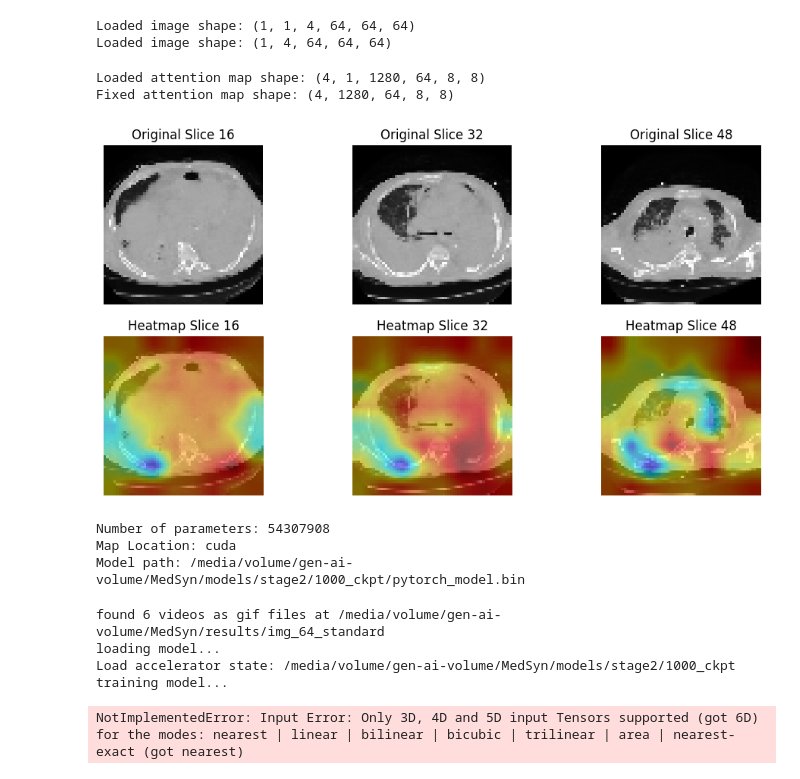
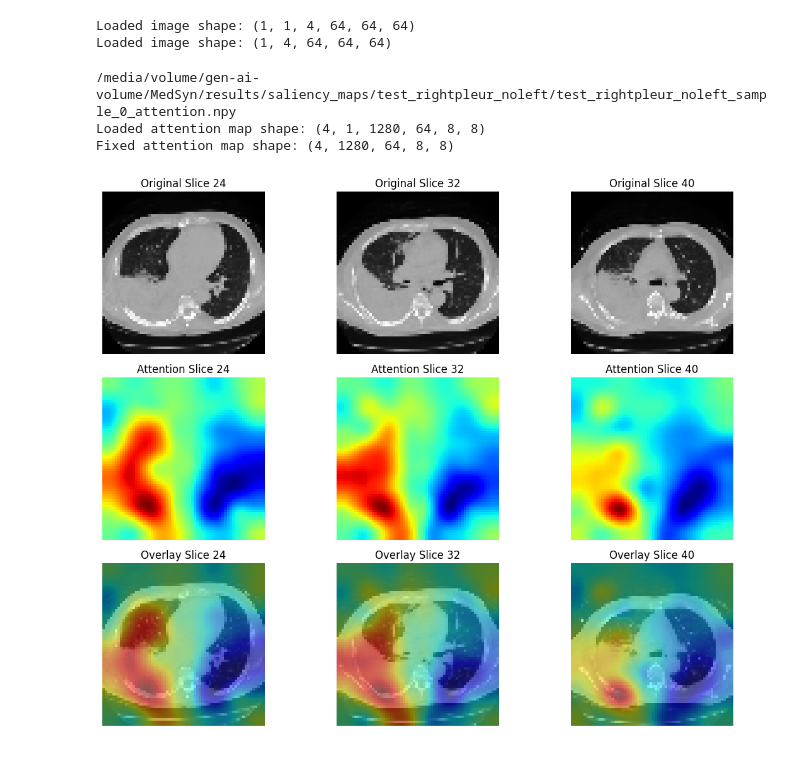
Before and after one commit to cmudig/MedsynBackend, a Jupyter notebook: src/Saliency.ipynb, the cells around one changed output. Saved outputs shown, nothing was run; the diff lists cells and outputs as text; code cells hidden in the pictures.

```diff
--- a/src/Saliency.ipynb
+++ b/src/Saliency.ipynb
@@ -40,9 +29,10 @@ import numpy as np
 import os
 import matplotlib.pyplot as plt
 import cv2
+import matplotlib.cm as cm
 
-generated_filename = "test_k3_sample_0.npy"
-output_folder = "/media/volume/gen-ai-volume/MedSyn/results/img_64_standard"
+generated_filename = "test_rightpleur_noleft_sample_0.npy"
+output_folder = "/media/volume/gen-ai-volume/MedSyn/results/img_64_standard/test_rightpleur_noleft"
 image_path = os.path.join(output_folder, generated_filename)
 
 generated_image = np.load(image_path)  # Shape: (C, D, H, W) or (C, num_slices, height, width)
@@ -57,8 +47,10 @@ Loaded image shape: (1, 1, 4, 64, 64, 64)
 Loaded image shape: (1, 4, 64, 64, 64)
 # %%
 # Define attention map path (modify filename if needed)
-attention_map_filename = "test_k3_sample_0_attention.npy"  # Change if necessary
-attention_map_path = os.path.join(output_folder, attention_map_filename)
+attention_output_folder = "/media/volume/gen-ai-volume/MedSyn/results/saliency_maps/test_rightpleur_noleft"
+attention_map_filename = "test_rightpleur_noleft_sample_0_attention.npy"  # Change if necessary
+attention_map_path = os.path.join(attention_output_folder, attention_map_filename)
+print(attention_map_path)
 
 # Load the attention maps
 if os.path.exists(attention_map_path):
@@ -75,5 +67,6 @@ else:
     print("Attention maps not found! Make sure they were saved.")
     attention_maps = None
 # %% [output]
+/media/volume/gen-ai-volume/MedSyn/results/saliency_maps/test_rightpleur_noleft/test_rightpleur_noleft_sample_0_attention.npy
 Loaded attention map shape: (4, 1, 1280, 64, 8, 8)
 Fixed attention map shape: (4, 1280, 64, 8, 8)
@@ -121,43 +100,56 @@ def overlay_attention_on_slice(image_slice, attention_slice, alpha=0.5):
 # %%
 # Select slices for visualization
 num_slices = generated_image.shape[2]  # Depth of the image (D)
-selected_slices = [num_slices // 4, num_slices // 2, 3 * num_slices // 4]  # Select three slices
+selected_slices = [24, num_slices // 2, 40]  # Select three slices
 
-plt.figure(figsize=(12, 6))
+plt.figure(figsize=(12, 9))
 
 for i, slice_idx in enumerate(selected_slices):
     original_slice = generated_image[0, :, slice_idx, :, :]  # Extract original image slice
 
     # Ensure grayscale shape (H, W)
     if len(original_slice.shape) > 2:
         original_slice = original_slice[0]  # Take the first channel if multi-channel
 
     # Extract and process attention slice
     attention_slice = attention_maps[:, 0, slice_idx, :, :].mean(axis=0)  # Average across attention heads
+
+    # ⚠️ Ensure the attention slice is squeezed properly to avoid errors
     if len(attention_slice.shape) > 2:
-        attention_slice = attention_slice.squeeze()  # Ensure grayscale
+        attention_slice = attention_slice.squeeze()
 
-    # Overlay attention
-    overlay = overlay_attention_on_slice(original_slice, attention_slice)
+    # Resize attention map to match original image dimensions (64x64)
+    attention_slice_resized = cv2.resize(attention_slice, (64, 64), interpolation=cv2.INTER_CUBIC)
+    attention_slice_resized = np.flipud(attention_slice_resized)  # Flip upside down
+
     # Flip images upside down
     original_slice = np.flipud(original_slice)
-    attention_slice = np.flipud(attention_slice)
-    overlay = np.flipud(overlay)
+    # attention_slice_resized = np.flipud(attention_slice_resized)
+    # Overlay attention
+    overlay = overlay_attention_on_slice(original_slice, attention_slice_resized)
 
     # ✅ Display Original Image & Heatmap Side by Side
-    plt.subplot(2, len(selected_slices), i + 1)
+    plt.subplot(3, len(selected_slices), i + 1)
     plt.imshow(original_slice, cmap="gray")
     plt.title(f"Original Slice {slice_idx}")
     plt.axis("off")
 
-    plt.subplot(2, len(selected_slices), i + 1 + len(selected_slices))
-    plt.imshow(overlay, cmap="gray")
-    plt.title(f"Heatmap Slice {slice_idx}")
+    # ✅ Display Heatmap
+    plt.subplot(3, len(selected_slices), i + 1 + len(selected_slices))
+    plt.imshow(attention_slice_resized, cmap="jet")
+    plt.title(f"Attention Slice {slice_idx}")
     plt.axis("off")
 
+    # ✅ Display Overlay
+    plt.subplot(3, len(selected_slices), i + 1 + 2 * len(selected_slices))
+    plt.imshow(overlay, cmap="gray")
+    plt.title(f"Overlay Slice {slice_idx}")
+    plt.axis("off")
+
+plt.tight_layout()
 plt.show()
 # %% [output]
-[figure, old version]
+[figure, new version]
 # %%
 from stage2 import run_diffusion_2
 import accelerate
@@ -166,14 +158,5 @@ accelerate.state.AcceleratorState._shared_state.clear() # dirty hack to reset ac
 run_diffusion_2(input_folder="/media/volume/gen-ai-volume/MedSyn/results/img_64_standard",
                         output_folder="/media/volume/gen-ai-volume/MedSyn/results/img_256_standard",
                         model_folder="/media/volume/gen-ai-volume/MedSyn/models/stage2",
-                        filename="test_k3.npy",
+                        filename="test_rightpleur_noleft.npy",
                         num_series_exists=0)
-# %% [output]
-Number of parameters: 54307908
-Map Location: cuda
-Model path: /media/volume/gen-ai-volume/MedSyn/models/stage2/1000_ckpt/pytorch_model.bin
-found 6 videos as gif files at /media/volume/gen-ai-volume/MedSyn/results/img_64_standard
-loading model...
-Load accelerator state: /media/volume/gen-ai-volume/MedSyn/models/stage2/1000_ckpt
-training model...
-NotImplementedError: Input Error: Only 3D, 4D and 5D input Tensors supported (got 6D) for the modes: nearest | linear | bilinear | bicubic | trilinear | area | nearest-exact (got nearest)
```
Also changed, not shown: parts of 6 cells of this notebook, 3 other files.
